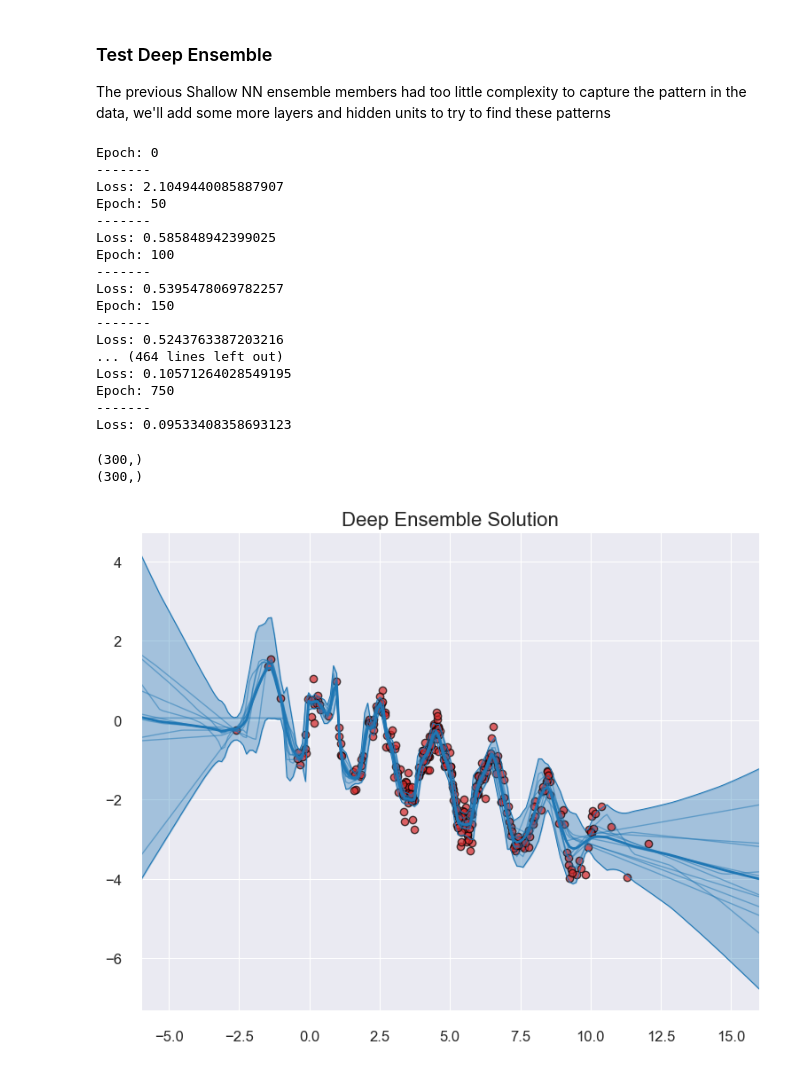
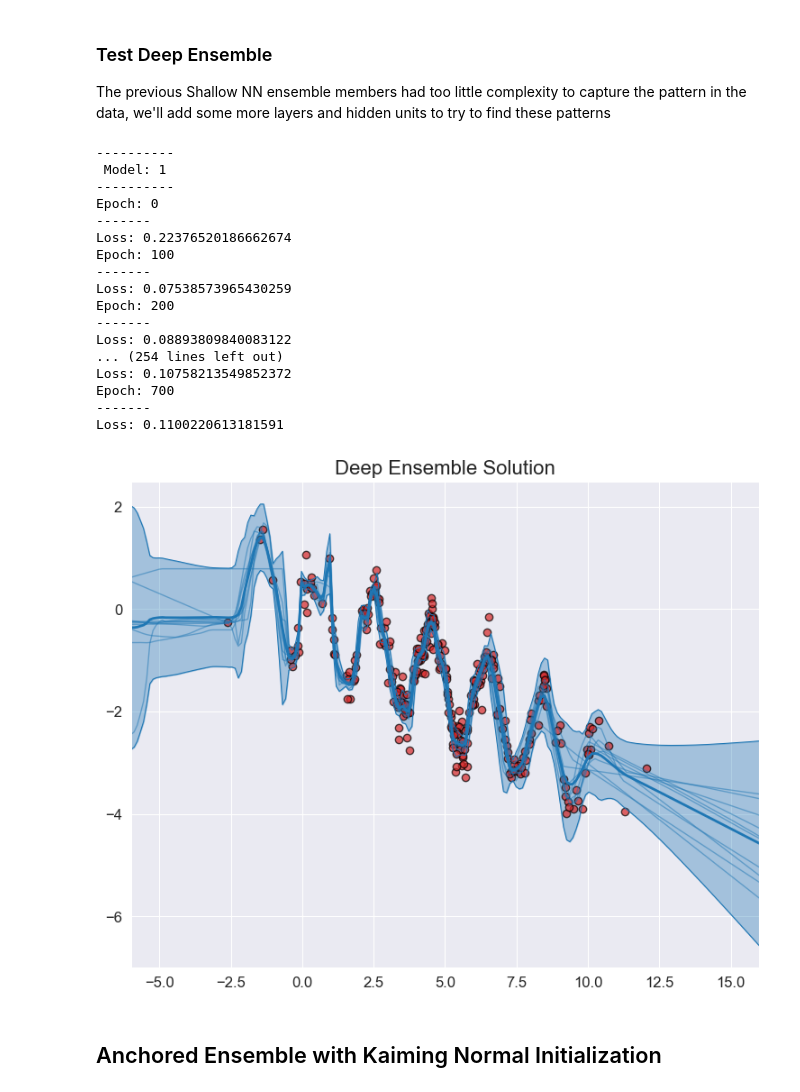
Before and after one commit to Gabriel-Arteaga/AnchoredBatchEnsemble, a Jupyter notebook: notebooks/Deep_Ensemble_Wiggle_Toydata.ipynb, the cells around one changed output. Drawn from its saved outputs; the diff is of its cells as text; code cells hidden in the pictures.

Commit message:
Implemented Anchored for Wiggle data and tidied up code

```diff
--- a/notebooks/Deep_Ensemble_Wiggle_Toydata.ipynb
+++ b/notebooks/Deep_Ensemble_Wiggle_Toydata.ipynb
@@ -14,10 +19,12 @@ np.random.seed(25)
 X = np.random.normal(loc=5,scale=2.5, size=300)
 epsilon = np.random.normal(loc=0,scale=0.25,size=300)
 y = np.sin(np.pi*X)+0.2*np.cos(4*np.pi*X)-0.3*X+epsilon
-
-
+print(X.shape, y.shape)
+X = X.reshape(-1, 1)
+y = y.reshape(-1,1)
+data = np.column_stack((X,y))
 device = torch.device("cuda" if torch.cuda.is_available() else "cpu")
 
 
-dataset = torch.utils.data.TensorDataset(torch.from_numpy(X.reshape(-1,1).astype(np.float32)).to(device),
+dataset = torch.utils.data.TensorDataset(torch.from_numpy(X.astype(np.float32)).to(device),
                                          torch.from_numpy(y.astype(np.float32)).to(device))
@@ -88,12 +97,12 @@ for i in range(len(models)):
 
         y_pred = models[i](X_)
         loss = criterion(y_pred, y_)
-        #gen = torch.Generator().manual_seed(model_seed[i].item())
-        #for param in models[i].parameters():
-        #    param = param.ravel()
-        #    prior = 1.0
-        #    eps = torch.randn(param.shape[0], generator=gen) * np.sqrt(prior)
-        #    loss += 1/prior * torch.dot(param - eps, param - eps)
+        gen = torch.Generator().manual_seed(model_seed[i].item())
+        for param in models[i].parameters():
+            param = param.ravel()
+            prior = 1.0
+            eps = torch.randn(param.shape[0], generator=gen) * np.sqrt(prior)
+            loss += 1/prior * torch.dot(param - eps, param - eps)
         if t == 0 or t % logging_step == logging_step - 1:
             print(t, loss.item())
 
@@ -180,7 +189,7 @@ M = 10 # Number of ensemble members
 NaiveEnsemble = [BaseNN(input_shape=1,hidden_units=128,output_shape=1) for i in range(M)]
 # %%
 # Training Parameters
-EPOCHS = 800
+EPOCHS = 300
 # Train each ensemble member
 for model in NaiveEnsemble:
     # Initiate Loss function and Optimizer
@@ -198,7 +207,7 @@ for model in NaiveEnsemble:
             y_pred = model(input) # Make prediction
 
             # 2. Calculate loss per batch
-            loss = loss_function(y_pred.squeeze(), labels) # Calculate loss with MSE
+            loss = loss_function(y_pred, labels) # Calculate loss with MSE
 
             train_loss += loss.item() # Accumalate loss
 
@@ -210,7 +219,7 @@ for model in NaiveEnsemble:
 
             #5. Optimizer step
             optimizer.step()
-        if epoch%50 == 0:
+        if epoch%200 == 0:
             print(f"Epoch: {epoch}\n-------")
             print("Loss:", train_loss / (batch + 1))  # Calculate and print average loss per epoch
 # %% [output]
@@ -331,9 +290,12 @@ DeepNaiveEnsemble = [DeepNN(input_shape=1,hidden_units=128,output_shape=1) for i
 # %%
 # Training Parameters
 EPOCHS = 800
+counter = 0
 # Train each ensemble member
 for model in DeepNaiveEnsemble:
+    counter +=1
     # Initiate Loss function and Optimizer
+    print('-'*10,'\n',"Model:",counter, '\n'+'-'*10)
     loss_function = nn.MSELoss()
     optimizer = torch.optim.AdamW(model.parameters(), lr= 0.005)
     model.to(device)
@@ -348,7 +310,7 @@ for model in DeepNaiveEnsemble:
             y_pred = model(input) # Make prediction
 
             # 2. Calculate loss per batch
-            loss = loss_function(y_pred.squeeze(), labels) # Calculate loss with MSE
+            loss = loss_function(y_pred, labels) # Calculate loss with MSE
 
             train_loss += loss.item() # Accumalate loss
 
@@ -360,41 +322,40 @@ for model in DeepNaiveEnsemble:
 
             #5. Optimizer step
             optimizer.step()
-        if epoch%50 == 0:
+        if epoch%100 == 0:
             print(f"Epoch: {epoch}\n-------")
             print("Loss:", train_loss / (batch + 1))  # Calculate and print average loss per epoch
 # %% [output]
+----------
+ Model: 1
+----------
 Epoch: 0
 -------
-Loss: 2.1049440085887907
-Epoch: 50
--------
-Loss: 0.585848942399025
+Loss: 0.22376520186662674
 Epoch: 100
 -------
-Loss: 0.5395478069782257
-Epoch: 150
+Loss: 0.07538573965430259
+Epoch: 200
 -------
-Loss: 0.5243763387203216
-... (464 lines left out)
-Loss: 0.10571264028549195
-Epoch: 750
+Loss: 0.08893809840083122
+... (254 lines left out)
+Loss: 0.10758213549852372
+Epoch: 700
 -------
-Loss: 0.09533408358693123
+Loss: 0.1100220613181591
 # %%
 # Plot code from drbayes github
 z = np.linspace(-6, 16, 200).reshape(-1,1)
 inp = torch.from_numpy(z.astype(np.float32)).to(device)
 
 trajectories = []
 for model in DeepNaiveEnsemble:
     out = model(inp).cpu().detach().numpy().T
     trajectories.append(out)
 trajectories = np.vstack(trajectories)
-print(X.shape)
-print(y.shape)
-plot_predictive(X,y, trajectories, z.squeeze(), title="Deep Ensemble Solution")
+
+plot_predictive(data, trajectories, z.squeeze(), title="Deep Ensemble Solution")
 # %% [output]
-(300,)
-(300,)
-[figure, old version]
+[figure, new version]
+# %% [markdown]
+## Anchored Ensemble with Kaiming Normal Initialization
```
Also changed, not shown: parts of 14 cells of this notebook, 2 other files.
